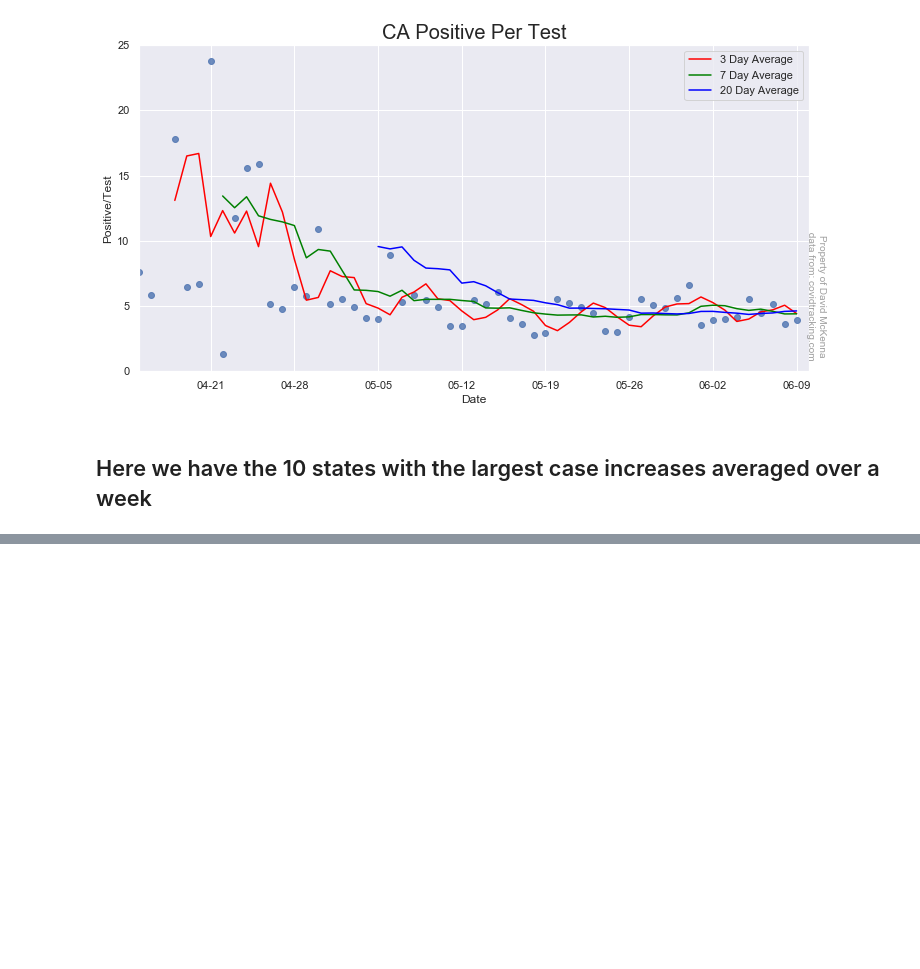
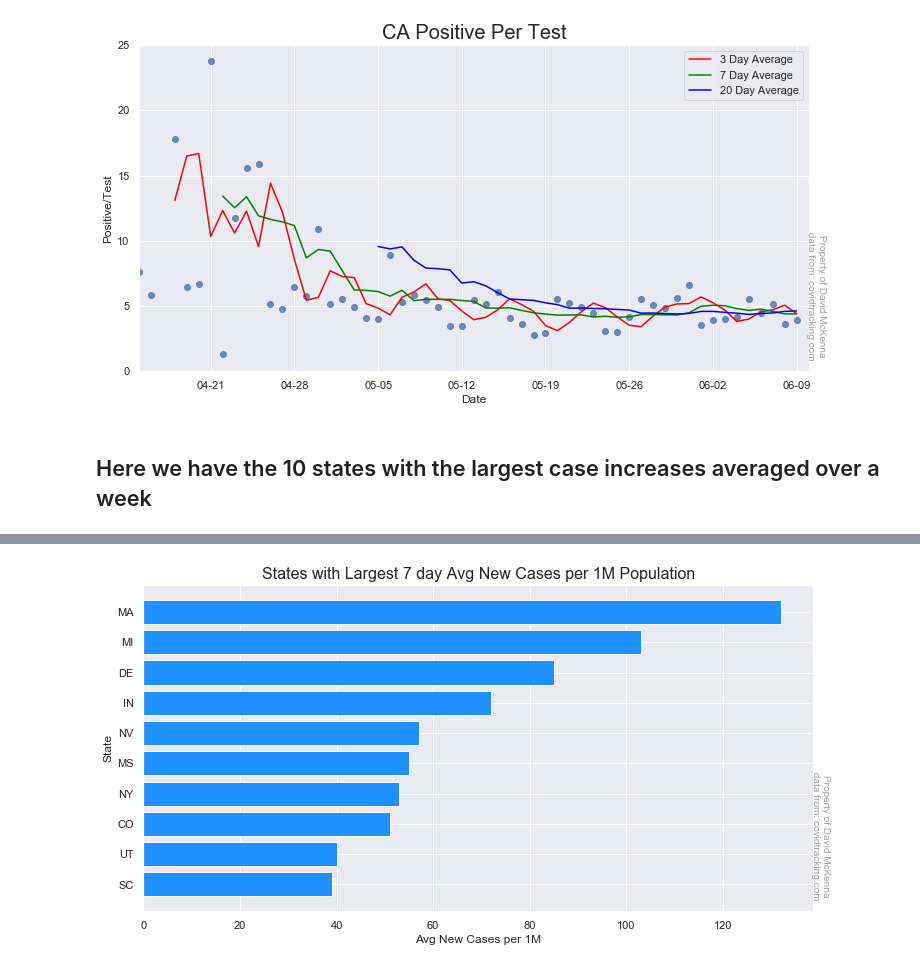
Before and after one commit to Stripling07/UT_COVID, a Jupyter notebook: COVID_NB.ipynb, the cells around one changed output, grey strips where cells are left out. Saved outputs shown, nothing was run; the diff lists cells and outputs as text; code cells hidden in the pictures; blank space fills up the shorter version.

```diff
--- a/COVID_NB.ipynb
+++ b/COVID_NB.ipynb
@@ -514,0 +515,5 @@ plt.show()
+# %%
+names = ['State','Census','Estimates Base','2010','2011','2012','2013','2014','2015','2016','2017','2018','2019']
+drop = ['Census','Estimates Base','2010','2011','2012','2013','2014','2015','2016','2017','2018']
+pop = pd.read_excel('pop_data.xlsx',header=4,names=names)
+pop.drop(columns=drop,inplace=True)
@@ -514,0 +580,31 @@ plt.show()
+# %%
+df_1 = df[['state','date','positiveIncrease','deathIncrease']].reset_index()
+df_1['full'] = df_1['state'].map(states)
+# %%
+df_pop = pd.merge(df_1,pop, left_on='full',right_on='State')
+df_pop.drop(columns=['full','State'],inplace=True)
+# %%
+today = str(df.date.max())
+
+df_pop['date_mod'] = pd.to_datetime(df_1['date'], format= '%Y%m%d')
+df_pop.set_index(['state','date_mod'],inplace=True)
+df_pop.sort_index(inplace=True)
+df_pop['date_ordinal'] = pd.to_datetime(df_1['date']).apply(lambda date: date.toordinal())
+df_pop['PosIncScaled'] = df_pop['positiveIncrease'] / (df_pop['2019']/1000000)
+# %%
+df_pop['PosDiffScaled']=df_pop.groupby(level='state')['PosIncScaled'].apply(lambda x: (x.rolling(7).mean()))
+
+largest = df_pop[df_pop['date']==today]['PosDiffScaled'].nlargest(10).astype(int)
+fig, ax = plt.subplots(figsize = (12,6))
+watermark()
+
+df_2 = pd.DataFrame(largest).reset_index().sort_index(ascending=False)
+df_2
+plt.barh(df_2.state,df_2.PosDiffScaled,color = 'dodgerblue')
+plt.title('States with Largest 7 day Avg New Cases per 1M Population', fontsize=16)
+plt.ylabel('State')
+plt.xlabel('Avg New Cases per 1M')
+#plt.savefig('Top_Ten_Increase.png')
+plt.show()
+# %% [output]
+[figure, added]
```
Also changed, not shown: parts of 6 cells of this notebook, 4 other files.
